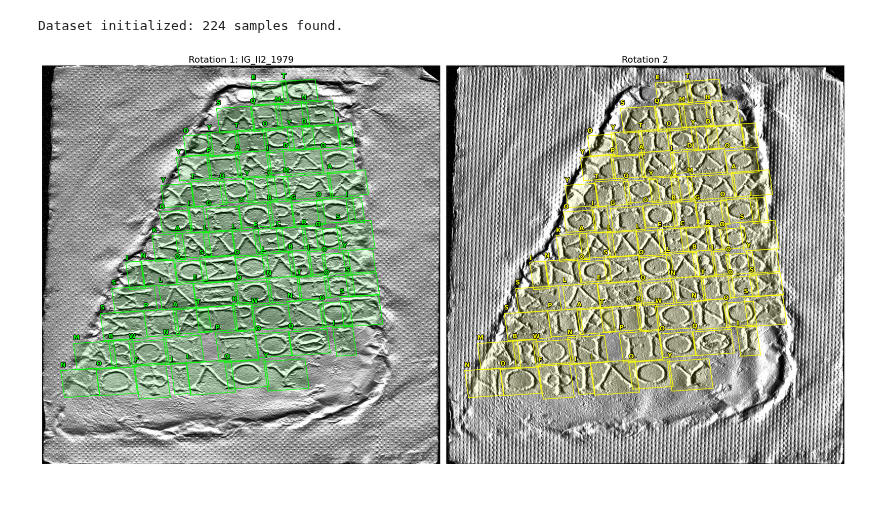
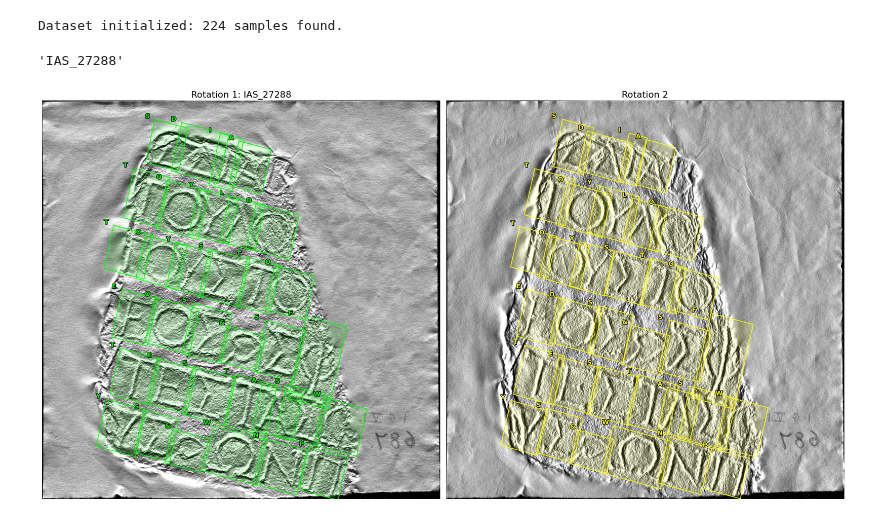
Before and after one commit to usmanklodhi/trogs-26, a Jupyter notebook: notebooks/final_one.ipynb, the cells around one changed output. Saved outputs shown, nothing was run; the diff lists cells and outputs as text; code cells hidden in the pictures.

```diff
--- a/notebooks/final_one.ipynb
+++ b/notebooks/final_one.ipynb
@@ -204,6 +204,21 @@ dataloader = DataLoader(dataset, batch_size=4, shuffle=True, collate_fn=trogs_co
 print(f"Dataset initialized: {len(dataset)} samples found.")
 # %% [output]
 Dataset initialized: 224 samples found.
+# %%
+target_id = "IAS_27288"
+
+for i in range(len(dataset)):
+    _, m = dataset[i]
+    if m['id'] == target_id:
+        idx = i
+        break
+
+img_6ch, m = dataset[idx]
+# %%
+m['id']          # filename or unique id
+# m['image_path']  # etc
+# %% [output]
+'IAS_27288'
 # %%
 import matplotlib.pyplot as plt
 import matplotlib.patches as patches
@@ -218,6 +233,20 @@ for images, metas in dataloader:
     if valid_idx is not None:
         img_6ch = images[valid_idx]
         m = metas[valid_idx]
+
+        # testing part here: hardcoding
+        target_id = "IAS_27288"
+
+        for i in range(len(dataset)):
+            _, m = dataset[i]
+            if m['id'] == target_id:
+                idx = i
+                break
+
+        img_6ch, m = dataset[idx]
+
+
+        # hardcoding end here
 
         # Scale factors for polygons
         sw = IMG_SIZE / m['orig_size'][0]
@@ -257,31 +286,31 @@ for images, metas in dataloader:
         # ---------- Rotation 2 ----------
         ax[1].imshow(img_6ch[3:].permute(1, 2, 0).numpy())
         ax[1].set_title("Rotation 2", fontsize=16)
         ax[1].axis("off")
 
         for poly, label in zip(m['boxes2'], m['labels2']):
             scaled_poly = [(p[0]*sw, p[1]*sh) for p in poly]
 
             ax[1].add_patch(
                 Polygon(scaled_poly, closed=True, fill=True,
                         edgecolor='yellow', facecolor=(1,1,0,0.1), lw=1.2)
             )
 
             # Find top-left corner
             x_min = min(p[0] for p in scaled_poly)
             y_min = min(p[1] for p in scaled_poly)
 
             ax[1].text(
                 x_min, y_min, str(label),
                 color='yellow',
                 fontsize=11,
                 ha='left', va='bottom',
                 weight='bold',
                 path_effects=[pe.withStroke(linewidth=2, foreground='black')]
             )
 
         plt.tight_layout()
         plt.show()
         break
 # %% [output]
-[figure, old version]
+[figure, new version]
```
Also changed, not shown: 1 other file.
